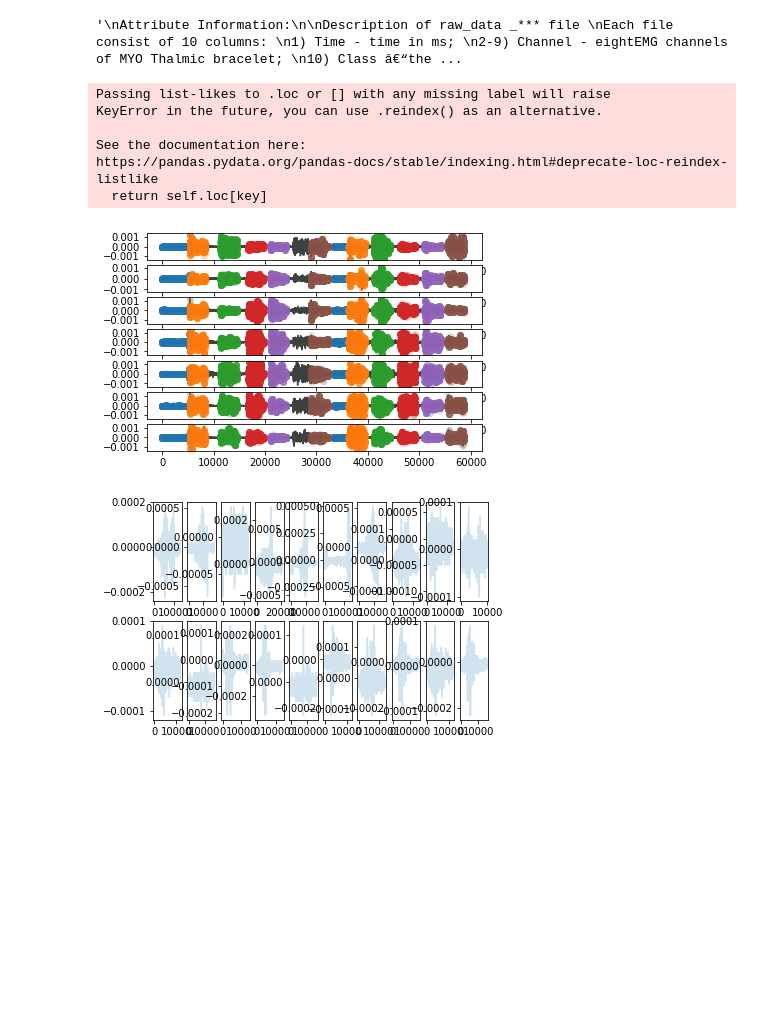
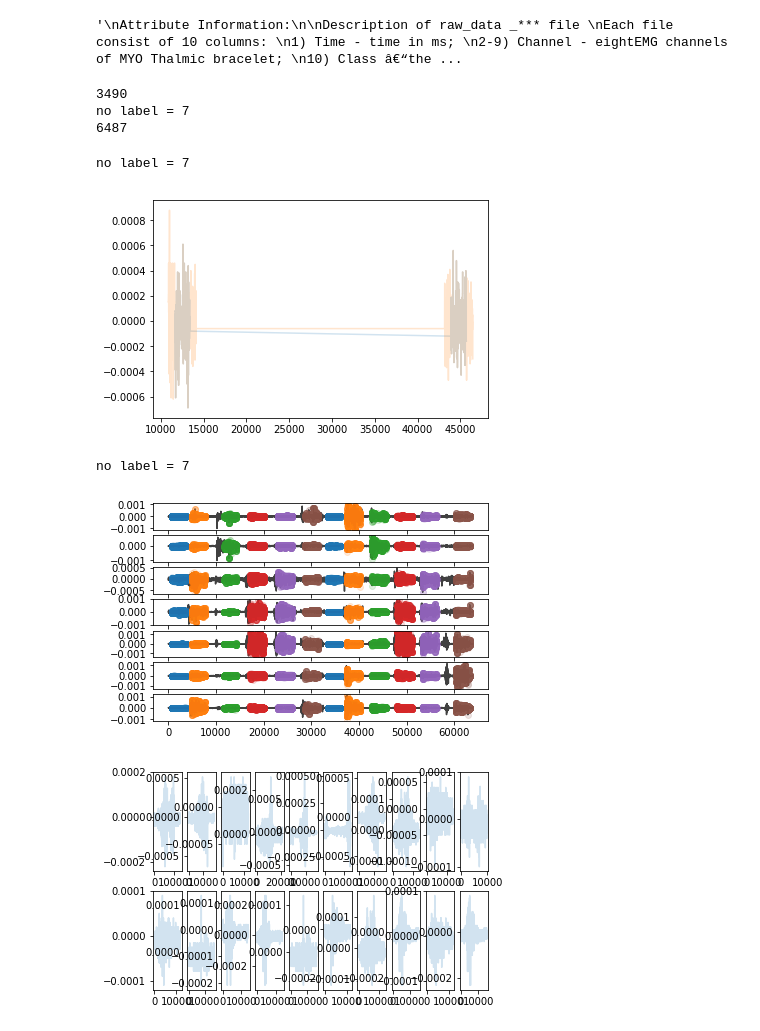
Before and after one commit to jacosol/GestureRecognition_MYO, a Jupyter notebook: IpythonNotebooks/DatasetHandsOn.ipynb, the cells around one changed output. Cells and saved outputs as stored; diff of their text form; code cells hidden in the pictures; blank space fills up the shorter version.

Commit message:
written function for labeles region extenstion

```diff
--- a/IpythonNotebooks/DatasetHandsOn.ipynb
+++ b/IpythonNotebooks/DatasetHandsOn.ipynb
@@ -64,7 +64,7 @@ def plot_sample(data, channels):
     channels : list, a list of integers between 0 and 7
 
     """
-    insertL = 750
+
     time = data['time']
     n = len(channels)
     for i in channels:
@@ -73,16 +73,8 @@ def plot_sample(data, channels):
     for j in range(1,8):
         try:
             for k in channels:
+                plt.subplot(str(n) + '1' + str(k))
                 inds = np.hstack(np.where(data['labels'] == j)[0])
-                inds = np.insert(inds,0,np.arange(inds[0]-insertL, inds[0]))
-                jumps = np.hstack(np.where(np.diff(inds) > 2)[0])
-                for jump in jumps:
-                    refLow = inds[jump-1]
-                    refHigh = inds[jump+1]
-                    inds = np.insert(inds, jump-1, np.arange(inds[jump-1], inds[jump-1] + insertL))
-                    inds = np.insert(inds, jump+1 + insertL, np.arange(inds[jump+1+insertL] - insertL, inds[jump+1+insertL]))
-                    inds = np.insert(inds, len(inds), np.arange(inds[-1] , inds[-1] + insertL))
-                plt.subplot(str(n) + '1' + str(k))
                 plt.plot(time[inds], data['channel_' + str(k)][inds],'o' ,alpha = 0.15)
         except:
             pass
@@ -90,7 +82,7 @@ def plot_sample(data, channels):
     #plt.tight_layout()
     plt.show()
 # %%
-def extend_labeled_region(inds, insertL = 750):
+def extend_labeled_region(sample, insertL = 500):
     """Extend a labeled region of the EGM data
 
     Arguments:
@@ -101,20 +93,36 @@ def extend_labeled_region(inds, insertL = 750):
     channels = list(range(8))
     for j in range(1,8):
         try:
-            for k in channels:
 
-                inds = np.insert(inds,0,np.arange(inds[0]-insertL, inds[0]))
-                jumps = np.hstack(np.where(np.diff(inds) > 2)[0])
-                for jump in jumps:
-                    refLow = inds[jump-1]
-                    refHigh = inds[jump+1]
-                    inds = np.insert(inds, jump-1, np.arange(inds[jump-1], inds[jump-1] + insertL))
-                    inds = np.insert(inds, jump+1 + insertL, np.arange(inds[jump+1+insertL] - insertL, inds[jump+1+insertL]))
-                    inds = np.insert(inds, len(inds), np.arange(inds[-1] , inds[-1] + insertL))
+            inds = np.hstack(np.where(sample['labels'] == j)[0])
+            inds = np.insert(inds,0,np.arange(inds[0]-insertL, inds[0]))
+            jumps = np.hstack(np.where(np.diff(inds) > 2)[0])
+            for jump in jumps:
+                refLow = inds[jump-1]
+                refHigh = inds[jump+1]
+                inds = np.insert(inds, jump-1, np.arange(inds[jump-1], inds[jump-1] + insertL))
+                inds = np.insert(inds, jump+1 + insertL, np.arange(inds[jump+1+insertL] - insertL, inds[jump+1+insertL]))
+                inds = np.insert(inds, len(inds), np.arange(inds[-1] , inds[-1] + insertL))
+            sample['labels'].values[inds] = j
         except:
-            pass
-    return inds
-
-def create_single_sample(txt_filepath):
+            print(f'no label = {j}')
 
     return sample
+# %%
+sample = load_random_sample(path)
+print(sum(sample['labels'] == 5))
+sample = extend_labeled_region(sample)
+print(sum(sample['labels'] == 5))
+# %% [output]
+3490
+no label = 7
+6487
+# %%
+sample = load_random_sample(path)
+plt.plot(sample['channel_1'][sample['labels'] == 3], alpha = 0.2)
+sample = extend_labeled_region(sample)
+plt.plot(sample['channel_1'][sample['labels'] == 3],alpha = 0.2)
+plt.show()
+# %% [output]
+no label = 7
+[figure, added]
@@ -121,14 +133,10 @@ def create_single_sample(txt_filepath):
 # %%
 sample = load_random_sample(path)
+sample = extend_labeled_region(sample)
 plot_sample(sample,list(([1,2,3,4,5,6,7])))
 # %% [output]
-Passing list-likes to .loc or [] with any missing label will raise
-KeyError in the future, you can use .reindex() as an alternative.
-
-See the documentation here:
-https://pandas.pydata.org/pandas-docs/stable/indexing.html#deprecate-loc-reindex-listlike
-  return self.loc[key]
+no label = 7
-[figure, old version]
+[figure, new version]
 # %%
 # experiments to see what kind of features the data presents
 labels = [1,2,3,4,5,6]
```
Also changed, not shown: parts of 1 cell of this notebook.
